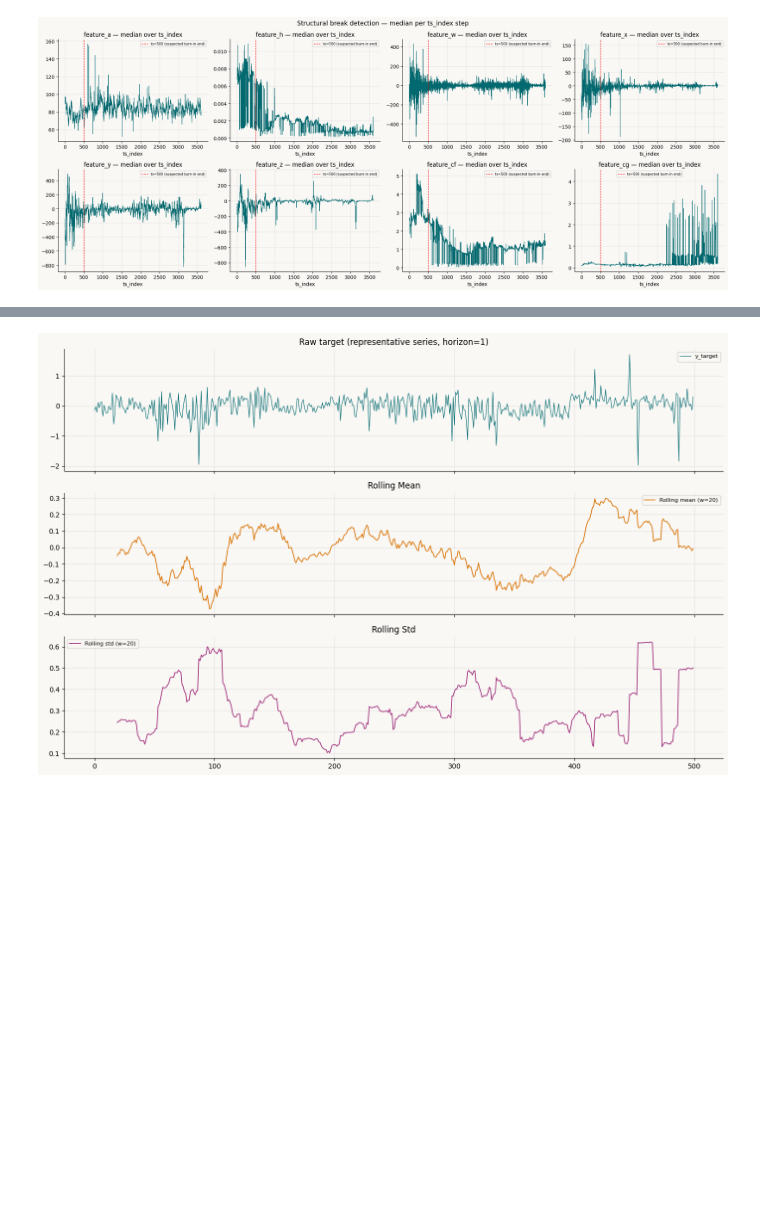
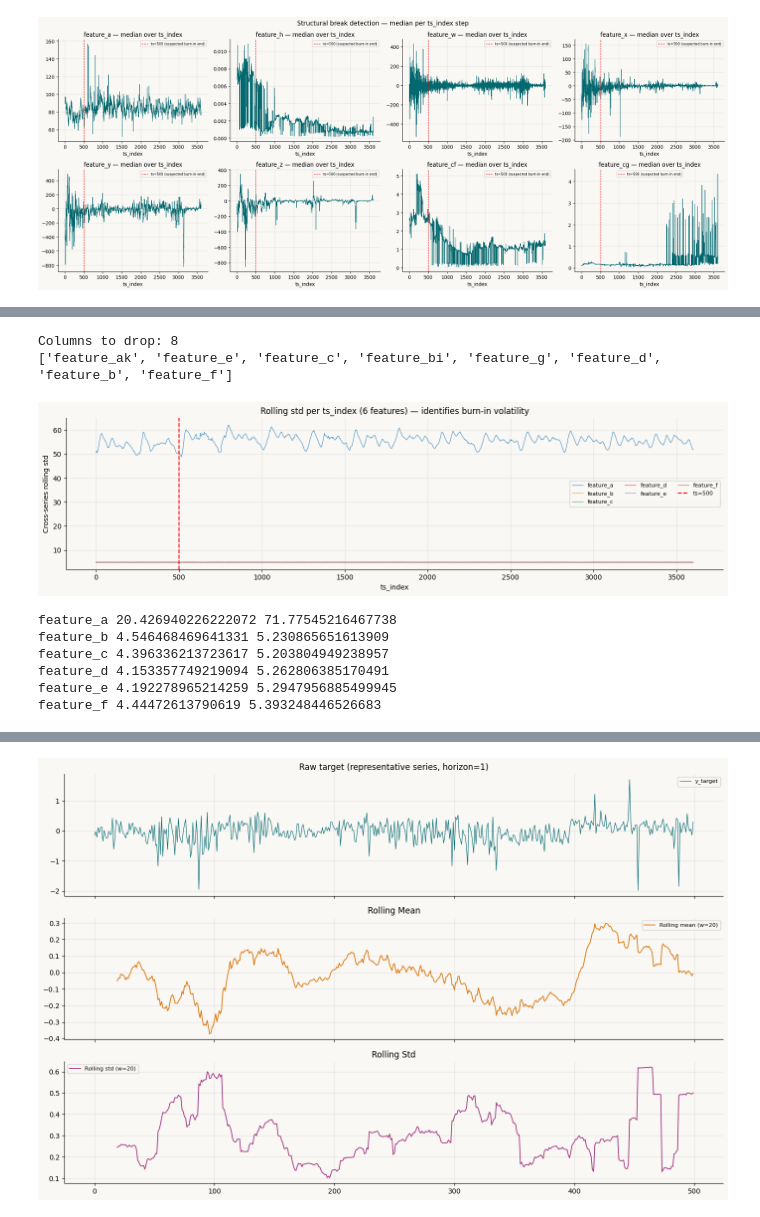
Before and after one commit to MartaTeo/Practical_DL, a Jupyter notebook: merged.ipynb, the cells around one changed output, grey strips where cells are left out. Saved outputs shown, nothing was run; the diff lists cells and outputs as text; code cells hidden in the pictures; blank space fills up the shorter version.

```diff
--- a/merged.ipynb
+++ b/merged.ipynb
@@ -258,3 +464,45 @@ plt.show()
+# %%
+threshold = 0.001
+
+drop_cols = feature_target_corr.loc[
+    feature_target_corr["abs_corr"] < threshold, "feature"
+].tolist()
+
+print("Columns to drop:", len(drop_cols))
+print(drop_cols)
+
+df_reduced = df.drop(columns=drop_cols)
+# %% [output]
+Columns to drop: 8
+['feature_ak', 'feature_e', 'feature_c', 'feature_bi', 'feature_g', 'feature_d', 'feature_b', 'feature_f']
+# %%
+BURNIN_THRESHOLD = 500
+
+fig, ax = plt.subplots(figsize=(14, 4))
+for col in num_features[:6]:
+    roll_std = df.groupby(TS_COL)[col].std().rolling(20, min_periods=1).mean()
+    roll_std.plot(ax=ax, lw=0.8, label=col, alpha=0.8)
+
+ax.axvline(BURNIN_THRESHOLD, color="red", ls="--", lw=1.5, label=f"ts={BURNIN_THRESHOLD}")
+ax.set_title("Rolling std per ts_index (6 features) — identifies burn-in volatility")
+ax.set_xlabel("ts_index")
+ax.set_ylabel("Cross-series rolling std")
+ax.legend(ncol=3, fontsize=8)
+plt.tight_layout()
+plt.show()
+# %% [output]
+[figure, added]
+# %%
+for col in num_features[:6]:
+    s = df.groupby(TS_COL)[col].std()
+    print(col, s.min(), s.max())
+# %% [output]
+feature_a 20.426940226222072 71.77545216467738
+feature_b 4.546468469641331 5.230865651613909
+feature_c 4.396336213723617 5.203804949238957
+feature_d 4.153357749219094 5.262806385170491
+feature_e 4.192278965214259 5.2947956885499945
+feature_f 4.44472613790619 5.393248446526683
 # %%
 BURNIN_THRESHOLD = 500
 
```
Also changed, not shown: parts of 10 cells of this notebook.
